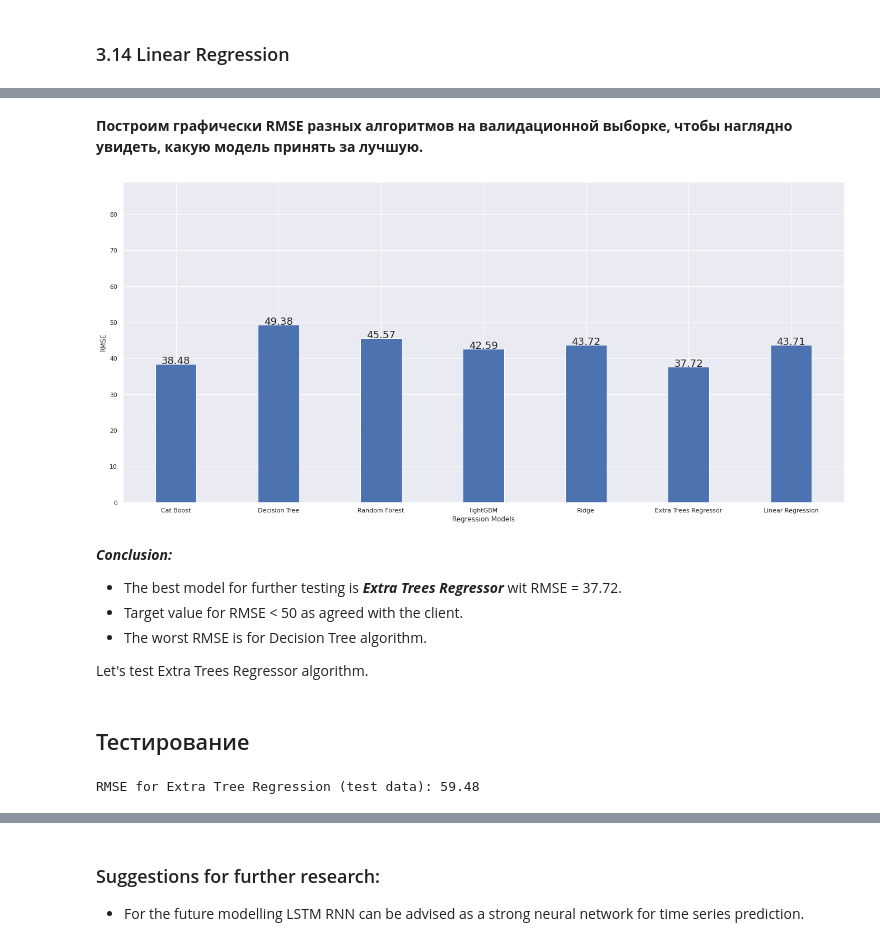
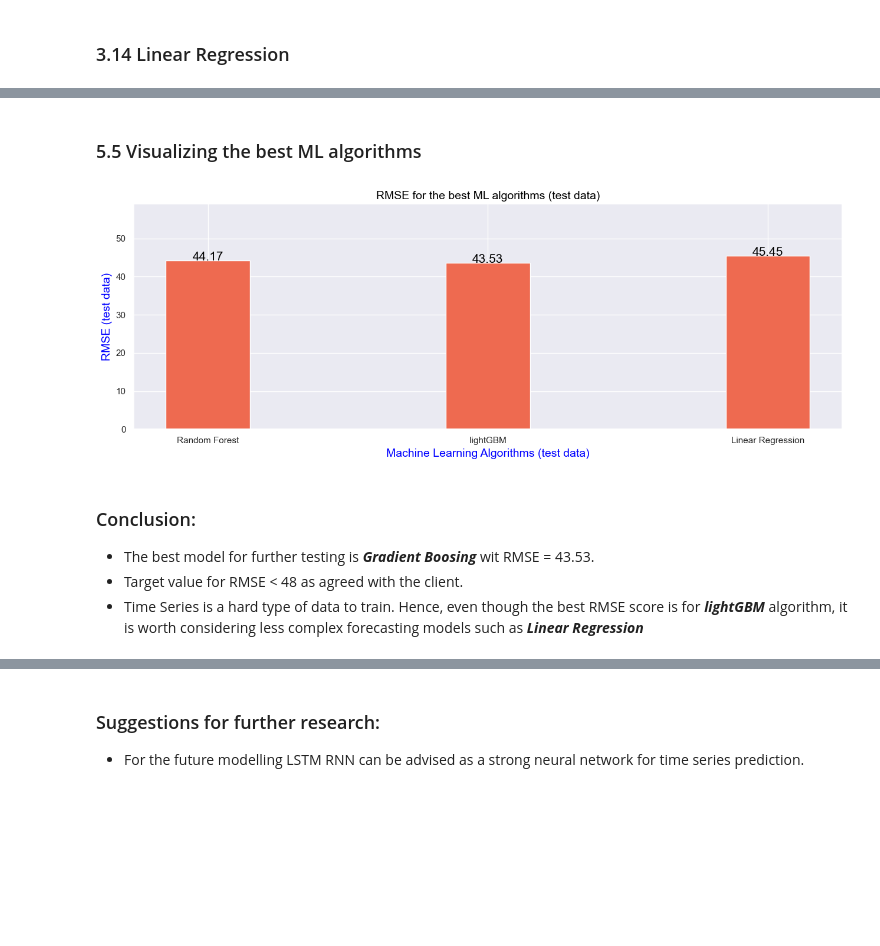
Before and after one commit to ybezginova2016/03_LA_TaxiOrders, a Jupyter notebook: 03_LA_taxi_orders_main.ipynb, the cells around one changed output, grey strips where cells are left out. Cells and saved outputs as stored; diff of their text form; code cells hidden in the pictures; blank space fills up the shorter version.

```diff
--- a/03_LA_taxi_orders_main.ipynb
+++ b/03_LA_taxi_orders_main.ipynb
@@ -1178,9 +1169,12 @@ KeyboardInterrupt:
 # %%
 # Dummy Regressor
-# best_score_dummy = grid_Dummy.best_score_
-best_score_dummy = cross_val_score(grid_Dummy, X_train, y_train,
-                                   cv=tscv,
-                                   n_jobs=-1,
-                                   scoring='neg_root_mean_squared_error')
-print('Best score Dummy Regressor: {}'.format(best_score_dummy.mean()))
+best_score_dummy = round(grid_Dummy.best_score_, 2)
+print('Best score Dummy Regressor: {}'.format(best_score_dummy))
+
+# cross_val_score
+# best_score_dummy = cross_val_score(grid_Dummy, X_train, y_train,
+#                                    cv=tscv,
+#                                    n_jobs=-1,
+#                                    scoring='neg_root_mean_squared_error')
+# print('Best score Dummy Regressor: {}'.format(best_score_dummy.mean()))
 # %% [output]
@@ -1272,0 +1310,4 @@ print("CatBoost:", catboost_rmse)
+# %%
+%%time
+light_rmse = round(mean_squared_error(y_test, LGBMRegressor_gsearch.predict(X_test), squared=False), 2)
+print("RMSE for Gradient Boosting #3 (validation data):", light_rmse)
@@ -1292,4 +1364,0 @@ print("RMSE for Gradient Boosting #1 (validation data):",(mean_squared_error(y_v
-# %%
-%%time
-light_rmse = round(mean_squared_error(y_test, light.predict(X_test), squared=False), 2)
-print("RMSE for Gradient Boosting #3 (validation data):", light_rmse)
@@ -1310,41 +1365,32 @@ print("RMSE for Linear Regression (validation data):", linreg_rmse)
-# %% [markdown]
-**Построим графически RMSE разных алгоритмов на валидационной выборке, чтобы наглядно увидеть, какую модель принять за лучшую.**
+# %% [markdown]
+### 5.5 Visualizing the best ML algorithms
 # %%
-# Generate the bar plot
+# Generate best_score_ bar plot
 
-plt.rcParams.update({'font.size': 18})
-fig, ax = plt.subplots(figsize=(19, 9))
+plt.rcParams.update({'font.size': 15,
+                    'text.color' : 'black',
+                     'axes.labelcolor' : "blue"})
 
-x = ['Cat Boost', 'Decision Tree', 'Random Forest', 'lightGBM', 'Ridge', 'Extra Trees Regressor', 'Linear Regression']
-y = [catboost_rmse, dt_rmse, rf_rmse, light_rmse, ridge_rmse, extratree_rmse, linreg_rmse]
+fig, ax = plt.subplots(figsize=(13, 5))
 
-ax.bar(x, y, width=0.4)
-ax.set_xlabel('Regression Models')
-ax.set_ylabel('RMSE')
-ax.set_ylim(0, 89)
+x = ['Random Forest', 'lightGBM', 'Linear Regression']
+y = [rf_rmse, light_rmse, linreg_rmse]
+
+ax.bar(x, y, width=0.3, color='#EE6A50')
+ax.set_title('RMSE for the best ML algorithms (test data)', fontsize=14)
+ax.set_xlabel('Machine Learning Algorithms (test data)', fontsize=14)
+ax.set_ylabel('RMSE (test data)', fontsize=14)
+ax.set_ylim(0, 59)
 
 for index, value in enumerate(y):
     plt.text(x=index, y=value + 0.05, s=str(value), ha='center')
 
 plt.tight_layout();
 # %% [output]
-[figure, old version]
+[figure, new version]
 # %% [markdown]
-***Conclusion:***
+### Conclusion:
 
-- The best model for further testing is ***Extra Trees Regressor*** wit RMSE = 37.72.
-- Target value for RMSE < 50 as agreed with the client.
-- The worst RMSE is for Decision Tree algorithm.
-
-Let's test Extra Trees Regressor algorithm.
+- The best model for further testing is ***Gradient Boosing*** wit RMSE = 43.53.
+- Target value for RMSE < 48 as agreed with the client.
+- Time Series is a hard type of data to train. Hence, even though the best RMSE score is for ***lightGBM*** algorithm, it is worth considering less complex forecasting models such as ***Linear Regression***
-# %% [markdown]
-## Тестирование
-# %%
-# Extra Trees Regressor
-# Make predictions on the test sample
-
-y_pred_extra_tree_test = extra_regressor.predict(X_test)
-extratree_rmse_test = round(mean_squared_error(y_test, y_pred_extra_tree_test, squared=False), 2)
-print("RMSE for Extra Tree Regression (test data):", extratree_rmse_test)
-# %% [output]
-RMSE for Extra Tree Regression (test data): 59.48
```
Also changed, not shown: parts of 49 cells of this notebook, 4 other files.
